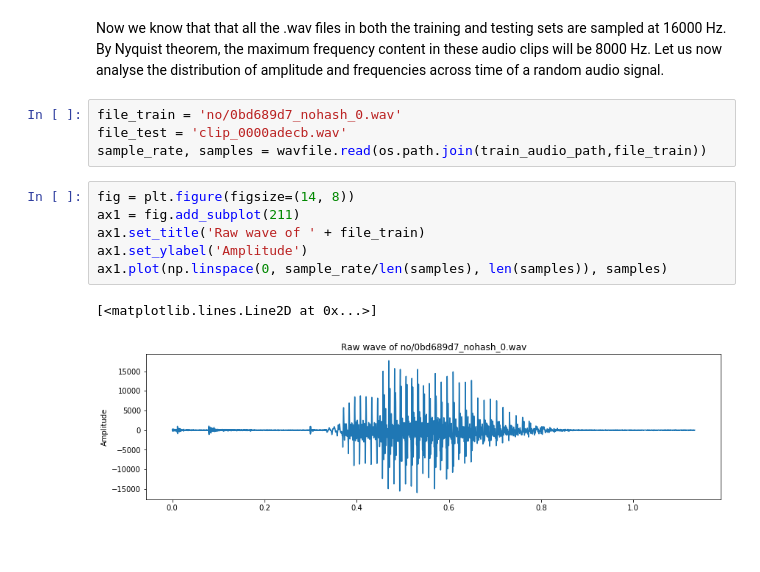
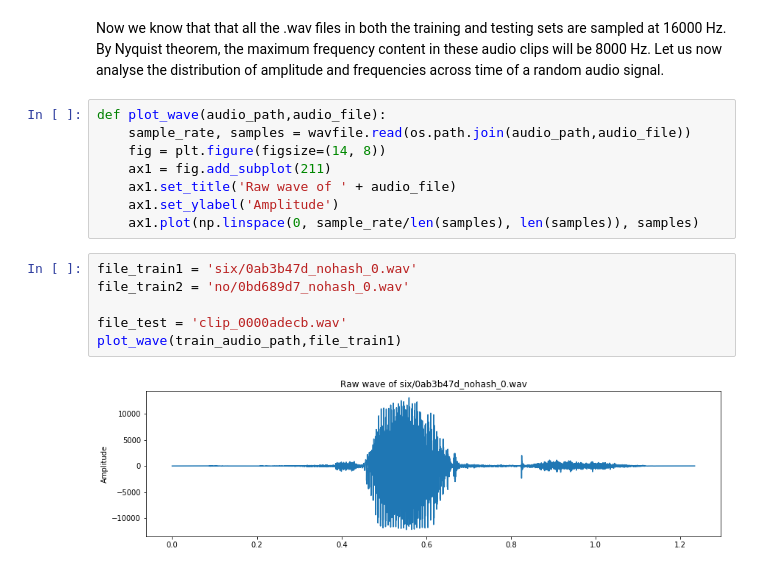
Before and after one commit to pranka02/speech_recognition, a Jupyter notebook: data_analysis.ipynb, the cells around one changed output. Saved outputs shown, nothing was run; the diff lists cells and outputs as text; blank space fills up the shorter version.

```diff
--- a/data_analysis.ipynb
+++ b/data_analysis.ipynb
@@ -64,16 +64,19 @@ Testing samples = [16000]
 We find that although both training and testing set audio files have the same sampling rate, the number of samples and hence the duration of the audio waves varies in the training set.
 # %% [markdown]
 Now we know that that all the .wav files in both the training and testing sets are sampled at 16000 Hz. By Nyquist theorem, the maximum frequency content in these audio clips will be 8000 Hz. Let us now analyse the distribution of amplitude and frequencies across time of a random audio signal.
+# %%
+def plot_wave(audio_path,audio_file):
+    sample_rate, samples = wavfile.read(os.path.join(audio_path,audio_file))
+    fig = plt.figure(figsize=(14, 8))
+    ax1 = fig.add_subplot(211)
+    ax1.set_title('Raw wave of ' + audio_file)
+    ax1.set_ylabel('Amplitude')
+    ax1.plot(np.linspace(0, sample_rate/len(samples), len(samples)), samples)
 # %%
-file_train = 'no/0bd689d7_nohash_0.wav'
+file_train1 = 'six/0ab3b47d_nohash_0.wav'
+file_train2 = 'no/0bd689d7_nohash_0.wav'
+
 file_test = 'clip_0000adecb.wav'
-sample_rate, samples = wavfile.read(os.path.join(train_audio_path,file_train))
+plot_wave(train_audio_path,file_train1)
+# %% [output]
+[figure, added]
-# %%
-fig = plt.figure(figsize=(14, 8))
-ax1 = fig.add_subplot(211)
-ax1.set_title('Raw wave of ' + file_train)
-ax1.set_ylabel('Amplitude')
-ax1.plot(np.linspace(0, sample_rate/len(samples), len(samples)), samples)
-# %% [output]
-[<matplotlib.lines.Line2D at 0x...>]
-[figure, removed]
```
Also changed, not shown: parts of 1 cell of this notebook.
